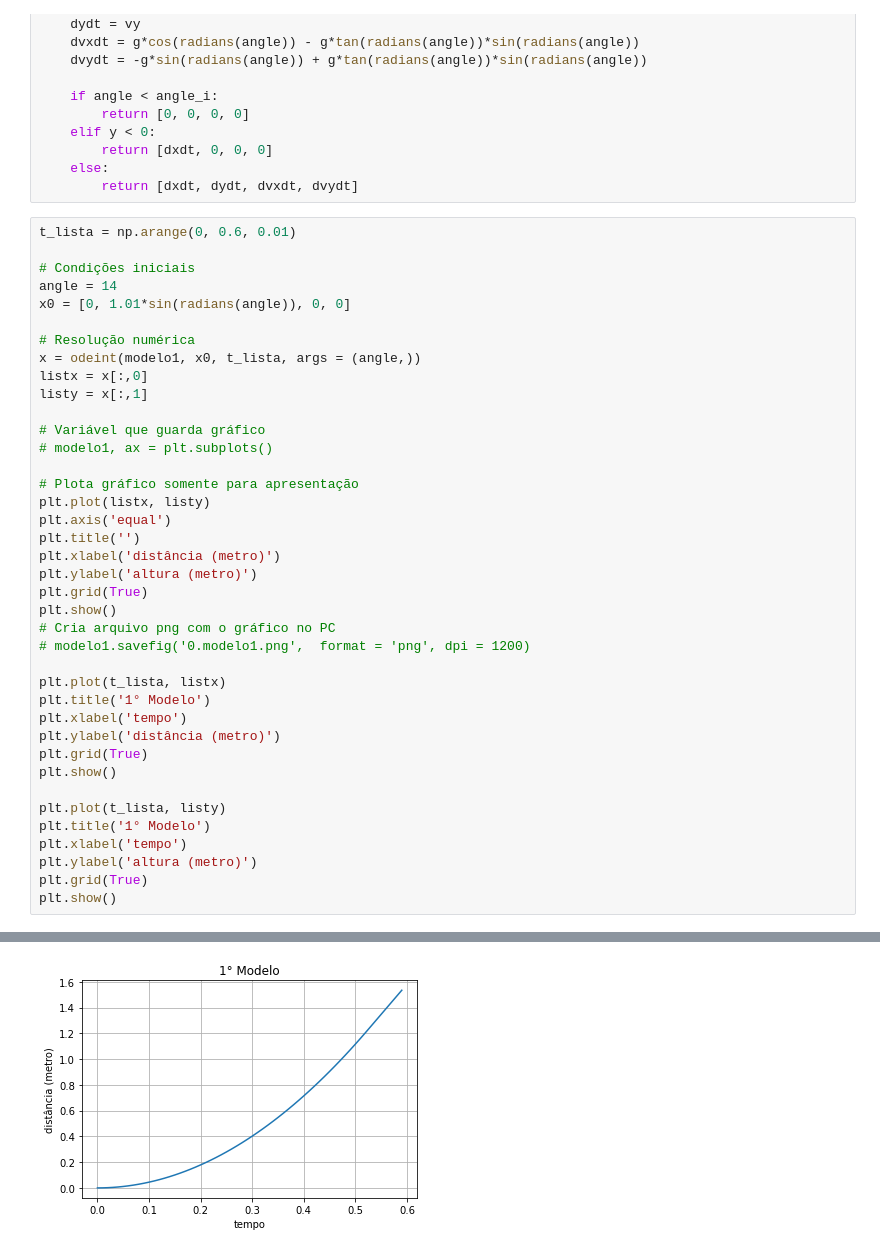
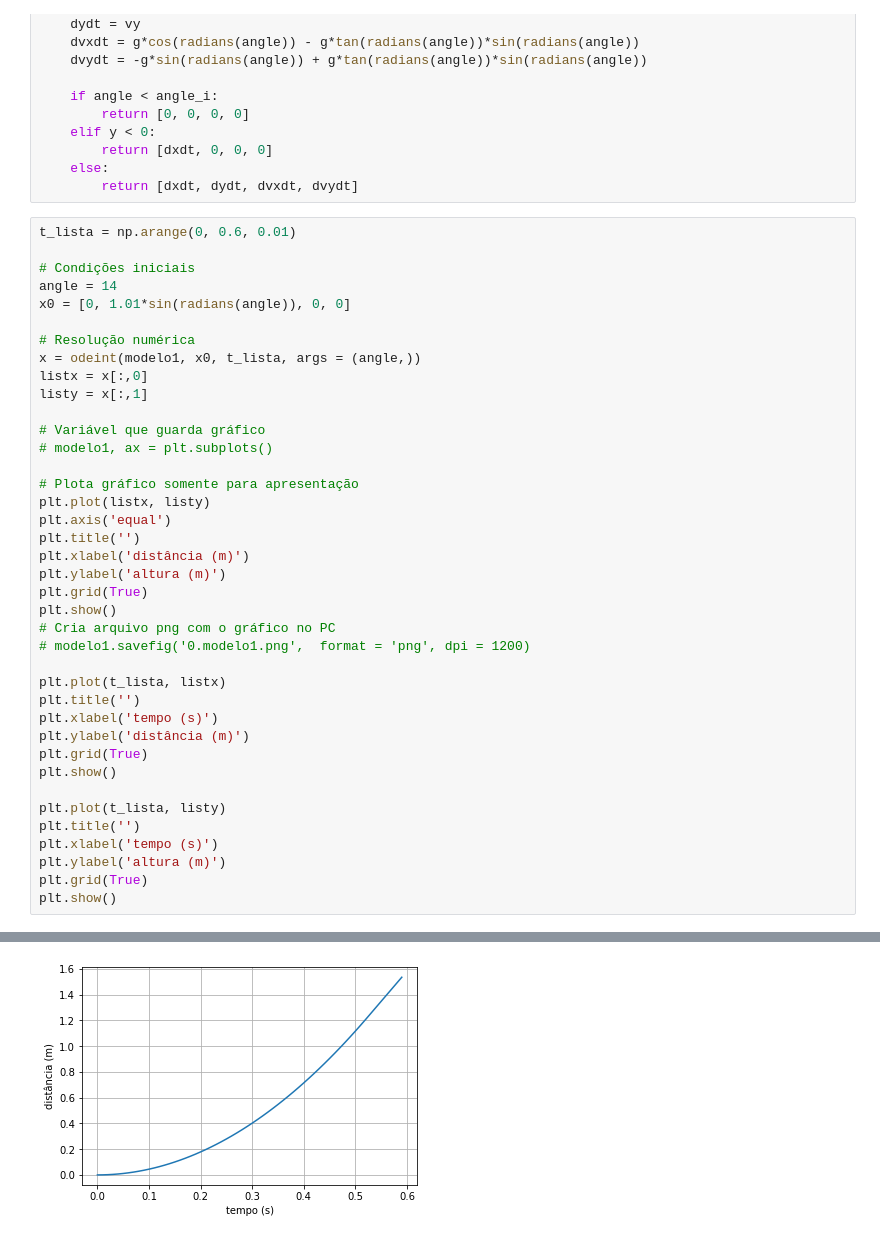
Before and after one commit to pedroivoal/Modsim-P3, a Jupyter notebook: Implementação/modelo.ipynb, the cells around one changed output, grey strips where cells are left out. Cells and saved outputs as stored; diff of their text form.

```diff
--- a/Implementação/modelo.ipynb
+++ b/Implementação/modelo.ipynb
@@ -69,24 +69,24 @@ listy = x[:,1]
 plt.plot(listx, listy)
 plt.axis('equal')
 plt.title('')
-plt.xlabel('distância (metro)')
-plt.ylabel('altura (metro)')
+plt.xlabel('distância (m)')
+plt.ylabel('altura (m)')
 plt.grid(True)
 plt.show()
 # Cria arquivo png com o gráfico no PC
 # modelo1.savefig('0.modelo1.png',  format = 'png', dpi = 1200)
 
 plt.plot(t_lista, listx)
-plt.title('1° Modelo')
-plt.xlabel('tempo')
-plt.ylabel('distância (metro)')
+plt.title('')
+plt.xlabel('tempo (s)')
+plt.ylabel('distância (m)')
 plt.grid(True)
 plt.show()
 
 plt.plot(t_lista, listy)
-plt.title('1° Modelo')
-plt.xlabel('tempo')
-plt.ylabel('altura (metro)')
+plt.title('')
+plt.xlabel('tempo (s)')
+plt.ylabel('altura (m)')
 plt.grid(True)
 plt.show()
 # %% [output]
@@ -94 +94 @@ plt.show()
-[figure, old version]
+[figure, new version]
```
Also changed, not shown: parts of 1 cell of this notebook.
